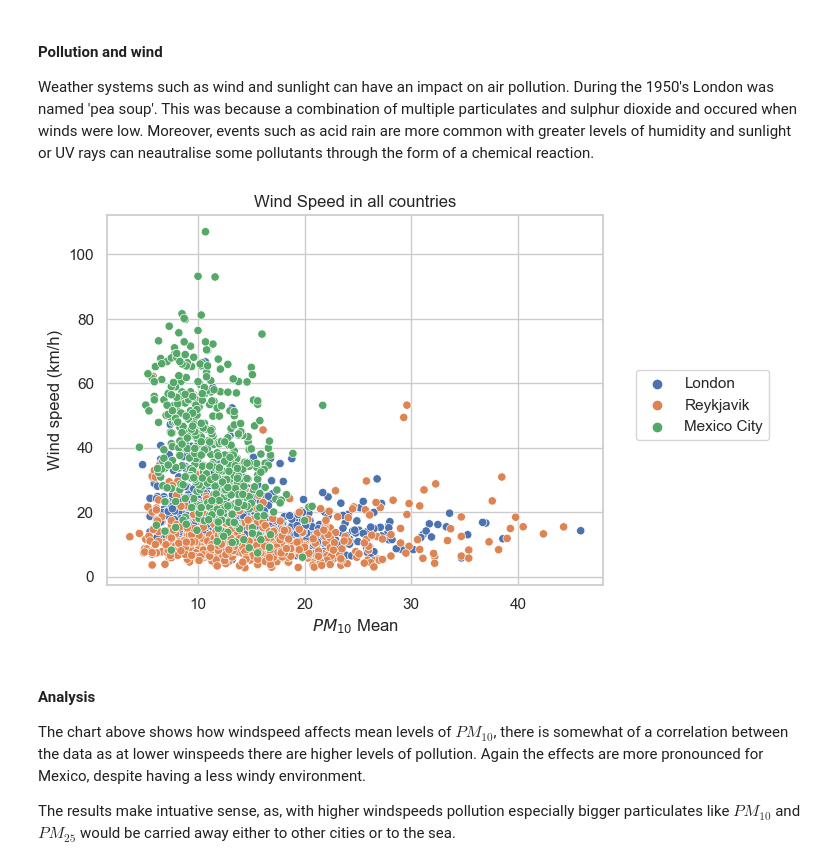
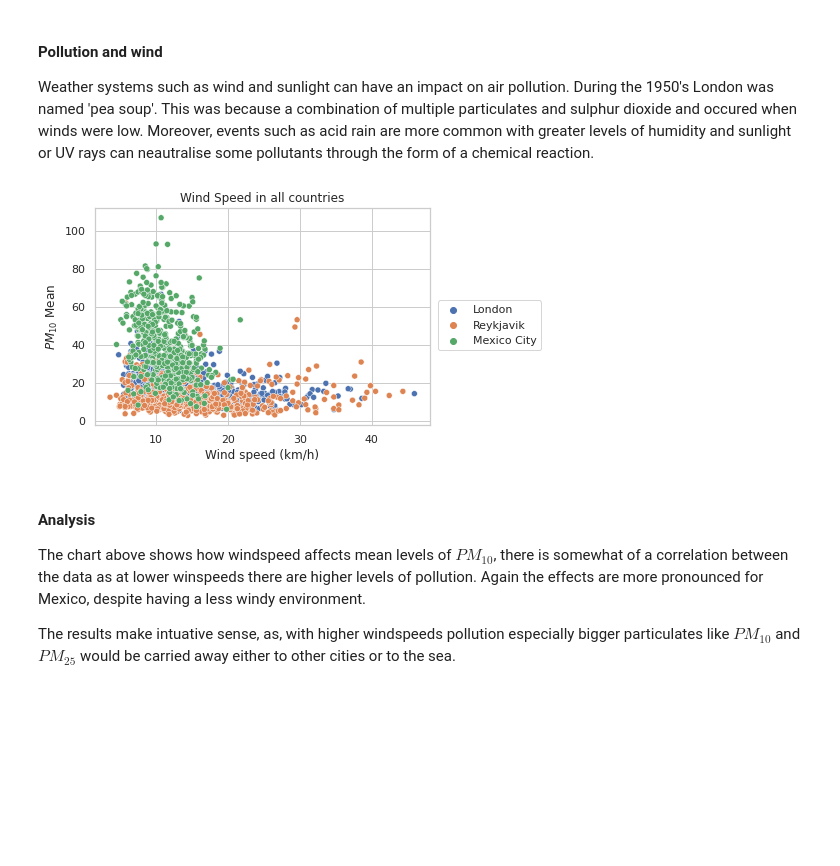
Before and after one commit to ayushoza1/air_quality_predictive_model, a Jupyter notebook: project-2.ipynb, the cells around one changed output. Cells and saved outputs as stored; diff of their text form; code cells hidden in the pictures; blank space fills up the shorter version.

```diff
--- a/project-2.ipynb
+++ b/project-2.ipynb
@@ -924,20 +924,20 @@ Weather systems such as wind and sunlight can have an impact on air pollution. D
 # %%
 # Regression plot of the pm10 for all countries
 sns.scatterplot(data=df_all, x="wspd", y="pm10_mean",hue="City")
 
 # Put the legends outside the plot
 plt.legend(bbox_to_anchor=(1.35, .6))
 
 # Set title
 plt.title('Wind Speed in all countries')
 # Set name of x axis
-plt.xlabel("$PM_{10}$ Mean")
+plt.xlabel("Wind speed (km/h)")
 # Set name of y axis
-plt.ylabel("Wind speed (km/h)")
+plt.ylabel("$PM_{10}$ Mean")
 # Print plot
 plt.show()
 # %% [output]
-[figure, old version]
+[figure, new version]
 # %% [markdown]
 #### Analysis
 
```
Also changed, not shown: parts of 10 cells of this notebook.
